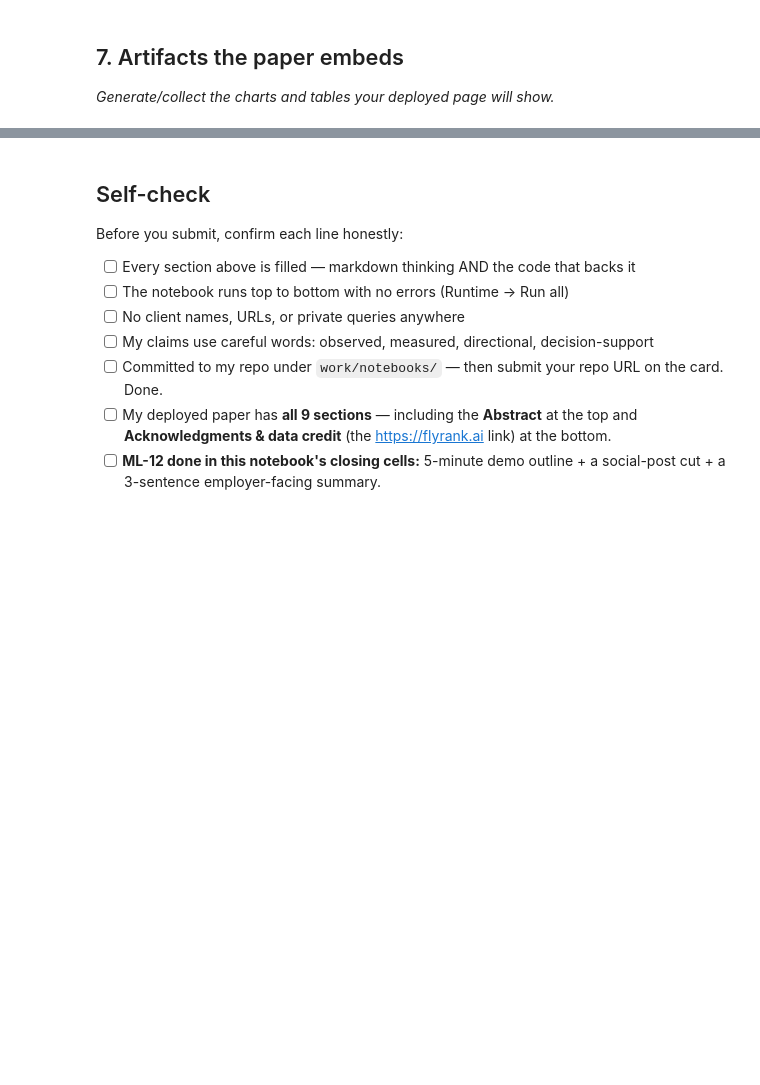
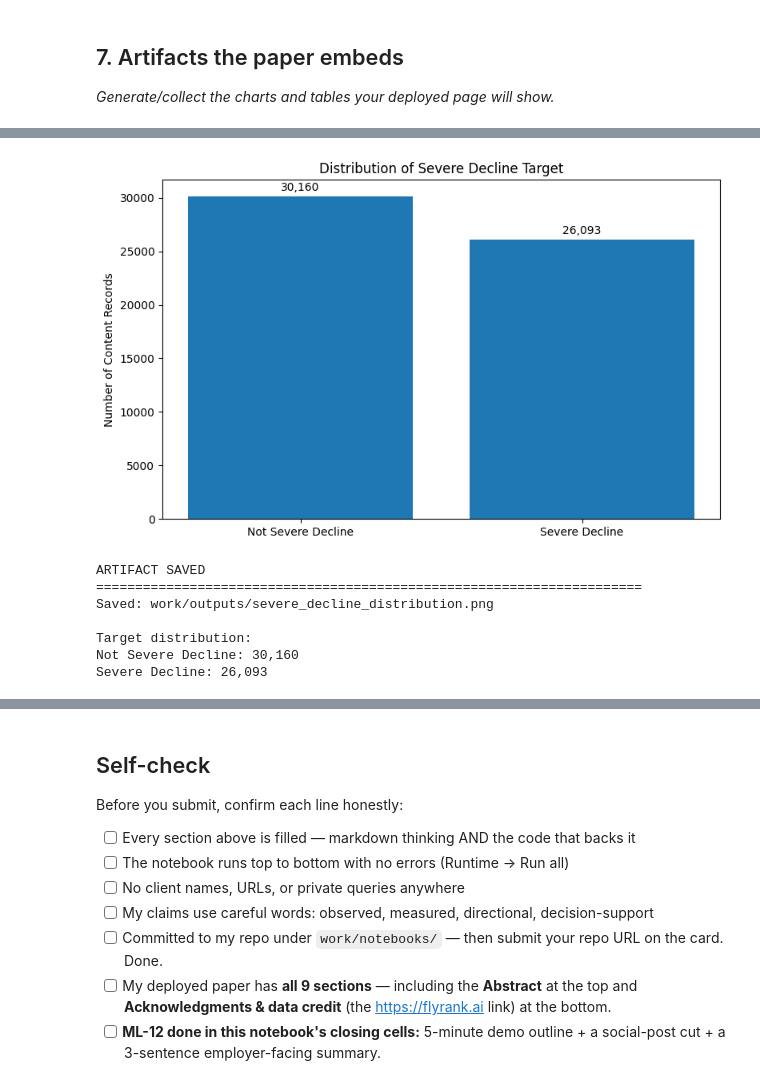
Before and after one commit to samanashfaq05/flyrank-ml-internship, a Jupyter notebook: work/notebooks/capstone.ipynb, the cells around one changed output, grey strips where cells are left out. Drawn from its saved outputs; the diff is of its cells as text; code cells hidden in the pictures; blank space fills up the shorter version.

```diff
--- a/work/notebooks/capstone.ipynb
+++ b/work/notebooks/capstone.ipynb
@@ -587,0 +1113,56 @@ NameError: name 'test_df' is not defined
+# %%
+# ============================================================
+# ARTIFACT 3: SEVERE DECLINE TARGET DISTRIBUTION
+# ============================================================
+
+import matplotlib.pyplot as plt
+import os
+
+# Count target classes
+target_counts = df["severe_decline"].value_counts().sort_index()
+
+labels = ["Not Severe Decline", "Severe Decline"]
+
+values = [
+    target_counts.get(0, 0),
+    target_counts.get(1, 0)
+]
+
+plt.figure(figsize=(8, 5))
+
+plt.bar(labels, values)
+
+plt.ylabel("Number of Content Records")
+plt.title("Distribution of Severe Decline Target")
+
+for i, value in enumerate(values):
+    plt.text(
+        i,
+        value + 500,
+        f"{value:,}",
+        ha="center"
+    )
+
+plt.tight_layout()
+
+output_path = "work/outputs/severe_decline_distribution.png"
+
+plt.savefig(output_path, dpi=300)
+plt.show()
+
+print("ARTIFACT SAVED")
+print("=" * 70)
+print("Saved:", output_path)
+
+print("\nTarget distribution:")
+print("Not Severe Decline:", f"{values[0]:,}")
+print("Severe Decline:", f"{values[1]:,}")
+# %% [output]
+[figure, added]
+ARTIFACT SAVED
+======================================================================
+Saved: work/outputs/severe_decline_distribution.png
+
+Target distribution:
+Not Severe Decline: 30,160
+Severe Decline: 26,093
```
Also changed, not shown: parts of 17 cells of this notebook.
